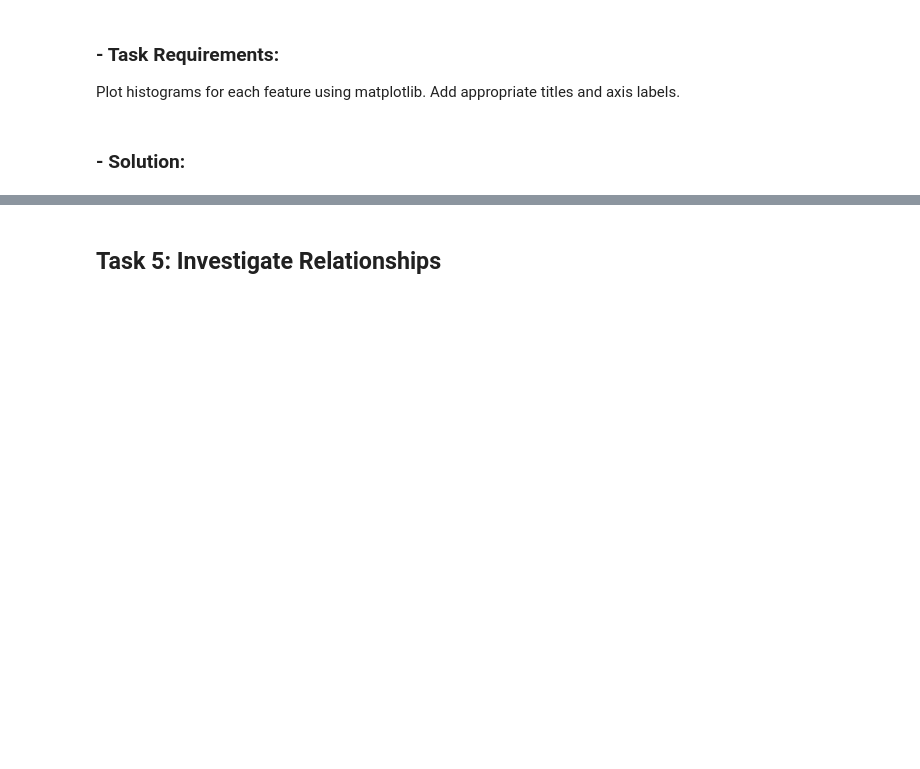
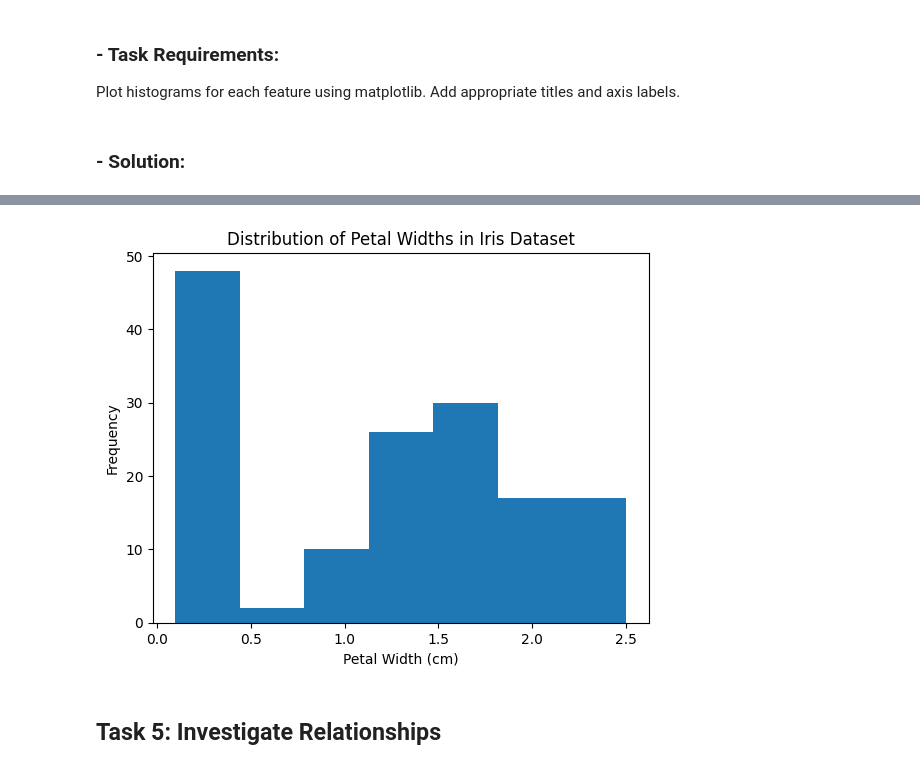
Before and after one commit to elainecazetta/principles_of_data_analytics, a Jupyter notebook: tasks.ipynb, the cells around one changed output, grey strips where cells are left out. Saved outputs shown, nothing was run; the diff lists cells and outputs as text; code cells hidden in the pictures; blank space fills up the shorter version.

```diff
--- a/tasks.ipynb
+++ b/tasks.ipynb
@@ -155,3 +192,16 @@ import numpy as np
+# %%
+# Create the histogram for sepal width
+plt.hist(df["petal_width"], bins=7)
+
+# Add titles and labels
+plt.title("Distribution of Petal Widths in Iris Dataset")
+plt.xlabel("Petal Width (cm)")
+plt.ylabel("Frequency")
+
+# Show the plot
+plt.show()
+# %% [output]
+[figure, added]
 # %% [markdown]
 ## Task 5: Investigate Relationships
 # %% [markdown]
```
Also changed, not shown: parts of 4 cells of this notebook.
